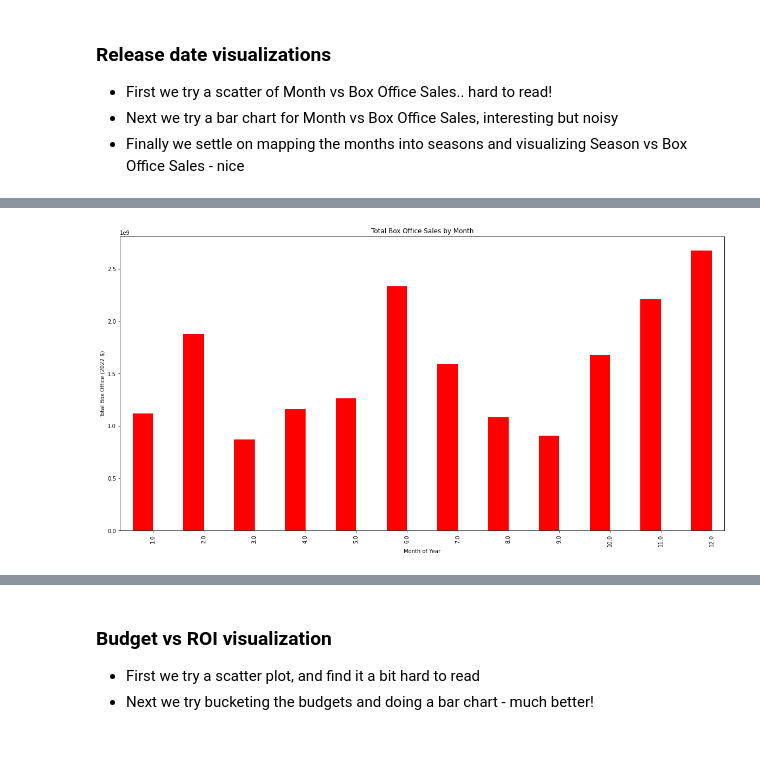
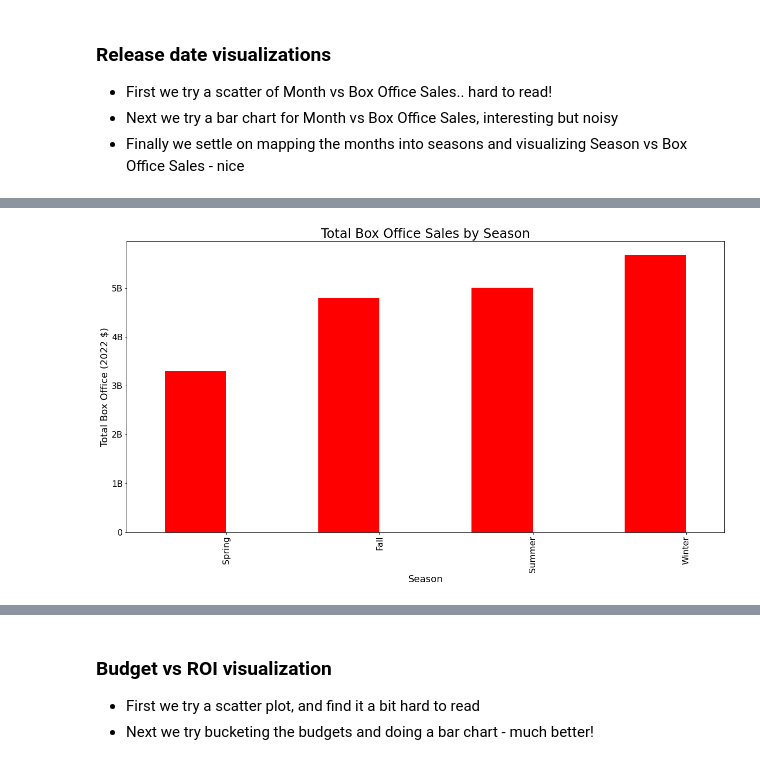
Before and after one commit to steve-gomes/dsc-phase-1-project-v2-4, a Jupyter notebook: student.ipynb, the cells around one changed output, grey strips where cells are left out. Cells and saved outputs as stored; diff of their text form; code cells hidden in the pictures.

```diff
--- a/student.ipynb
+++ b/student.ipynb
@@ -330,0 +464,25 @@ plt.show()
+# %%
+# Try Total Box office by Month of Year
+# visualize total box office sales by genre
+num2mo = {1.0:'Jan', 2.0:'Feb', 3.0:'Mar', 4.0:'Apr', 5.0:'May', 6.0:'Jun', 7.0:'Jul', 8.0:'Aug', 9.0:'Sep', 10.0:'Oct', 11.0:'Nov', 12.0:'Dec'}
+clean_info['monthName'] = clean_info['month'].map(num2mo)
+tot_mo = clean_info[['monthName','box2022']].groupby('monthName').sum()
+tot_mo = tot_mo.sort_values(by=['box2022'])
+# map months to seasons
+# tot_mo['monthName'] = tot_mo['month'].map(num2mo)
+
+plt.rcParams['figure.figsize'] = (20, 10)
+fig = plt.figure() # Create matplotlib figure
+ax3 = fig.add_subplot() # Create matplotlib axes
+tot_mo.box2022.plot(kind='bar', color='red', ax=ax3, width=width, position=1)
+ax3.tick_params(axis='both', which='major', labelsize=16)
+ax3.set_title('Total Box Office Sales by Month', fontsize=24)
+ax3.set_xlabel('Month of Year', fontsize=18)
+ax3.set_ylabel('Total Box Office (2022 $)', fontsize=18)
+
+formatter = FuncFormatter(numformat)
+ax3.yaxis.set_major_formatter(formatter)
+
+
+plt.show()
+tot_mo
@@ -331,14 +505,19 @@ plt.show()
 # %%
-# Try Total Box office by Month of Year
+# Try Total Box office by Season of Year
 # visualize total box office sales by genre
-tot_mo = clean_info[['month','box2022']].groupby('month').sum()
+tot_season = clean_info[['season','box2022']].groupby('season').sum()
+tot_season = tot_season.sort_values(by=['box2022'])
 plt.rcParams['figure.figsize'] = (20, 10)
 fig = plt.figure() # Create matplotlib figure
-ax3 = fig.add_subplot() # Create matplotlib axes
-tot_mo.box2022.plot(kind='bar', color='red', ax=ax3, width=width, position=1)
-ax3.set_title('Total Box Office Sales by Month')
-ax3.set_xlabel('Month of Year')
-ax3.set_ylabel('Total Box Office (2022 $)')
+ax4 = fig.add_subplot() # Create matplotlib axes
+tot_season.box2022.plot(kind='bar', color='red', ax=ax4, width=width, position=1)
+ax4.set_title('Total Box Office Sales by Season', fontsize=24)
+ax4.tick_params(axis='both', which='major', labelsize=16)
+ax4.set_xlabel('Season', fontsize=18)
+ax4.set_ylabel('Total Box Office (2022 $)', fontsize=18)
+
+formatter = FuncFormatter(numformat)
+ax4.yaxis.set_major_formatter(formatter)
 plt.show()
 # %% [output]
-[figure, old version]
+[figure, new version]
```
Also changed, not shown: parts of 20 cells of this notebook, 9 other files.
